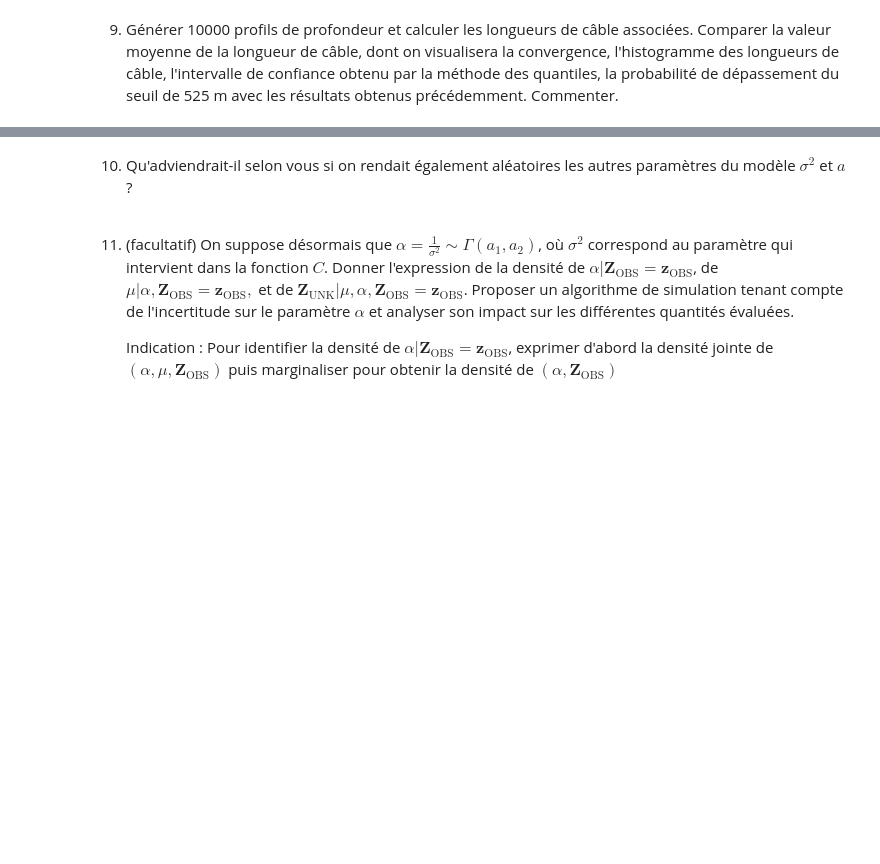
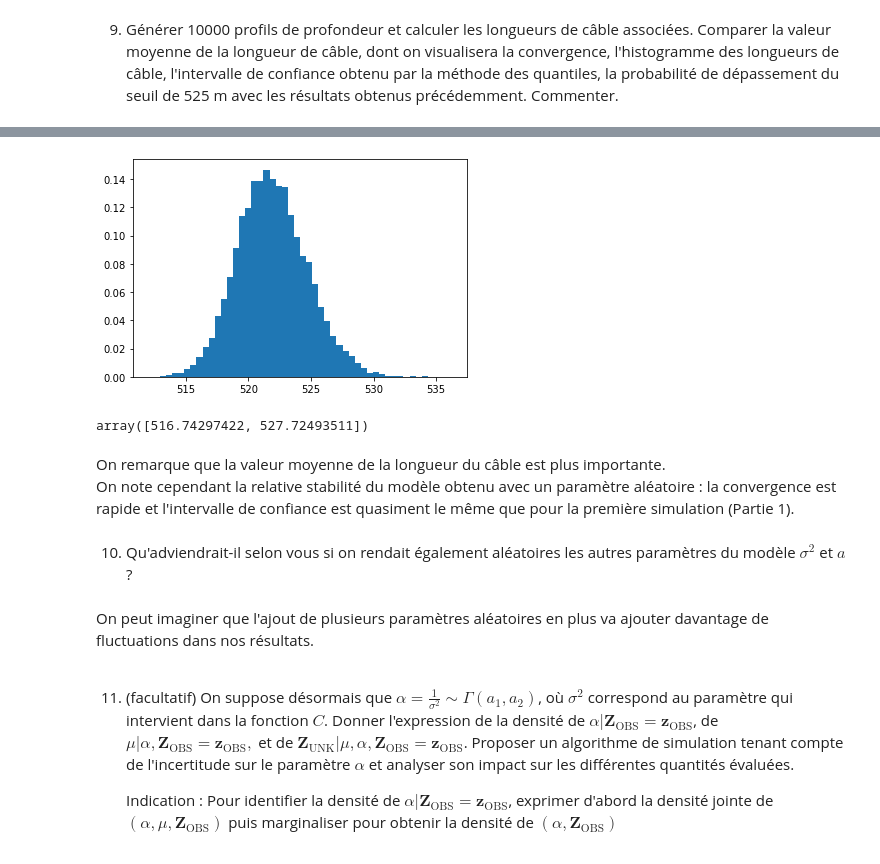
Before and after one commit to HugoDLM/Projet_num3, a Jupyter notebook: Projet numérique de Probabilités 2021.ipynb, the cells around one changed output, grey strips where cells are left out. Saved outputs shown, nothing was run; the diff lists cells and outputs as text; code cells hidden in the pictures; blank space fills up the shorter version.

```diff
--- a/Projet numérique de Probabilités 2021.ipynb
+++ b/Projet numérique de Probabilités 2021.ipynb
@@ -487,5 +501,19 @@ La valeur moyenne de la longueur du câble est maintenant de : 526.8893203869388
+# %%
+plt.hist(results, 50,density=True)
+plt.show()
+# %% [output]
+[figure, added]
+# %%
+np.quantile(results,[0.025,0.975])
+# %% [output]
+array([516.74297422, 527.72493511])
+# %% [markdown]
+On remarque que la valeur moyenne de la longueur du câble est plus importante.
+On note cependant la relative stabilité du modèle obtenu avec un paramètre aléatoire : la convergence est rapide et l'intervalle de confiance est quasiment le même que pour la première simulation (Partie 1).
 # %% [markdown]
 10. Qu'adviendrait-il selon vous si on rendait également aléatoires les autres paramètres du modèle $\sigma^2$ et $a$ ?
+# %% [markdown]
+On peut imaginer que l'ajout de plusieurs paramètres aléatoires en plus va ajouter davantage de fluctuations dans nos résultats.
 # %% [markdown]
 11. (facultatif) On suppose désormais que $\alpha = \frac1{\sigma^2} \sim \Gamma(a_1,a_2)$, où $\sigma^2$ correspond au paramètre qui intervient dans la fonction $C$. Donner l'expression de la densité de $\alpha | \mathbf{Z}_{\text{OBS}} = \mathbf{z}_{\text{OBS}}$,  de $\mu | \alpha, \mathbf{Z}_{\text{OBS}} = \mathbf{z}_{\text{OBS}},$ et de $\mathbf{Z}_{\text{UNK}} | \mu, \alpha, \mathbf{Z}_{\text{OBS}} = \mathbf{z}_{\text{OBS}}$. Proposer un algorithme de simulation tenant compte de l'incertitude sur le paramètre $\alpha$ et analyser son impact sur les différentes quantités évaluées.
 
```
Also changed, not shown: parts of 20 cells of this notebook.
